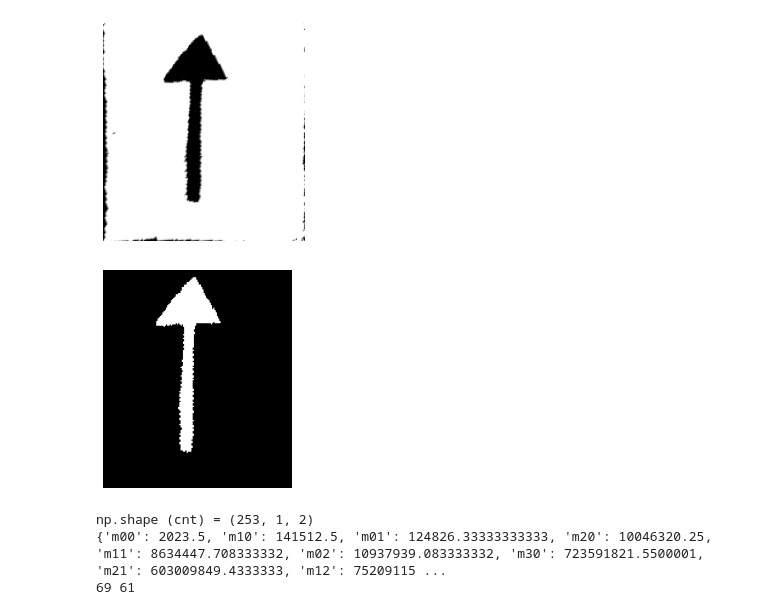
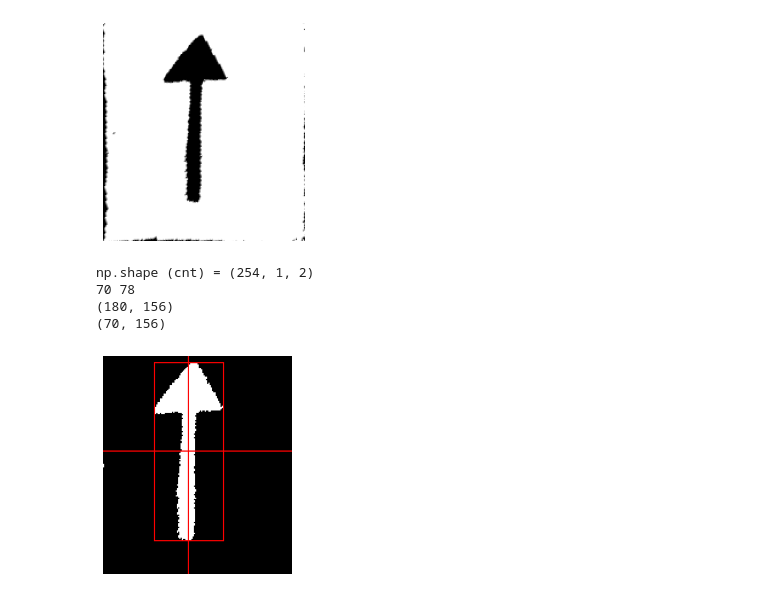
Before and after one commit to PtrShi/cvr_course, a Jupyter notebook: notebooks/cv_hw3.ipynb, the cells around one changed output. Drawn from its saved outputs; the diff is of its cells as text; code cells hidden in the pictures.

```diff
--- a/notebooks/cv_hw3.ipynb
+++ b/notebooks/cv_hw3.ipynb
@@ -200,51 +200,63 @@ plt.show ()
 # %% [output]
 [figure]
 # %%
-#np.set_printoptions(threshold=100)
 #let's crop a bit
 crop_x, crop_y = 10, 5
-#print (mask_unwarped.shape)
+
 mask_unwarped_cropped = mask_unwarped [crop_y:-crop_y, crop_x:-crop_x]
-#print (mask_unwarped_cropped)
 
+# инвертируем изображение
 white = np.full ((mask_unwarped_cropped.shape [0], mask_unwarped_cropped.shape [1]), 255)
 mask_unwarped_cropped = white - mask_unwarped_cropped
-mask_unwarped_cropped = cv2.inRange (mask_unwarped_cropped, 254, 255)
-#print (mask_unwarped_cropped)
-#mask_unwarped_cropped = cv2.cvtColor (mask_unwarped_cropped, cv2.COLOR_BGR2GRAY)
+mask_unwarped_cropped = cv2.inRange (mask_unwarped_cropped, 1, 255)
 
-plt.imshow (mask_unwarped_cropped, cmap = 'gray')
-plt.axis ('off')
-plt.show ()
+# print (mask_unwarped_cropped.shape [0])
+# print (mask_unwarped_cropped.shape [1])
+# plt.imshow (mask_unwarped_cropped, cmap = 'gray')
+# plt.axis ('off')
+# plt.show ()
 
-# ищем контуры
+# ищем контуры стрелки
 contours_unwarped, _ = cv2.findContours (mask_unwarped_cropped, cv2.RETR_EXTERNAL, cv2.CHAIN_APPROX_SIMPLE)
 
 # let's find the largest contour
 j = 1
 ind_largest_cont = 0
 # I'm not so good with python magic
 while j < len (contours_unwarped):
   if len (contours_unwarped [j]) > len (contours_unwarped [ind_largest_cont]):
     ind_largest_cont = j
   j = j + 1
 
 cnt_arrow = contours_unwarped [ind_largest_cont]
-print ('np.shape (cnt) = ' + str (np.shape (cnt_arrow)))
+# print ('np.shape (cnt_arrow) = ' + str (np.shape (cnt_arrow)))
 
-moments = cv2.moments (cnt_arrow)
+# найдём геометрический центр стрелки
+br_x, br_y, br_w, br_h = cv2.boundingRect (cnt_arrow)
+cx = int (br_x + br_w / 2)
+cy = int (br_y + br_h / 2)
 
-arr_cx = int(moments['m10']/moments['m00'])
-arr_cy = int(moments['m01']/moments['m00'])
+mask_color_orig = cv2.cvtColor (mask_unwarped_cropped, cv2.COLOR_GRAY2BGR)
+mask_color = mask_color_orig.copy ()
 
-print (arr_cx, arr_cy)
+#cv2.drawContours (mask_color, cnt_arrow, -1, (0, 255, 0), 1)
+cv2.rectangle (mask_color, (br_x, br_y), (br_x + br_w, br_y + br_h), (255, 0, 0), 1)
+cv2.line (mask_color, (cx,0), (cx, mask_unwarped_cropped.shape[0] - 1), (255,0,0), 1)
+cv2.line (mask_color, (0,cy), (mask_unwarped_cropped.shape[1] - 1, cy), (255,0,0), 1)
 
-cnt_arrow_img = cv2.drawContours (mask_unwarped_cropped.copy (), cnt_arrow, -1, (0, 255, 0), 1)
-plt.imshow (cnt_arrow_img)
+weight_tl = np.count_nonzero (mask_unwarped_cropped [:cy][:cx])
+weight_tr = np.count_nonzero (mask_unwarped_cropped [:cy][cx:mask_unwarped_cropped.shape[0] - 1])
+# print (weight_tl)
+# print (weight_tr)
+print (cx, cy)
+print (mask_unwarped_cropped.shape)
+print (mask_unwarped_cropped [:cy][:cx].shape)
+plt.imshow (mask_color)
 plt.axis ('off')
 plt.show ()
 # %% [output]
+np.shape (cnt) = (254, 1, 2)
+70 78
+(180, 156)
+(70, 156)
-[figure, old version]
+[figure, new version]
-np.shape (cnt) = (253, 1, 2)
-{'m00': 2023.5, 'm10': 141512.5, 'm01': 124826.33333333333, 'm20': 10046320.25, 'm11': 8634447.708333332, 'm02': 10937939.083333332, 'm30': 723591821.5500001, 'm21': 603009849.4333333, 'm12': 75209115 ...
-69 61
```
Also changed, not shown: parts of 1 cell of this notebook.
